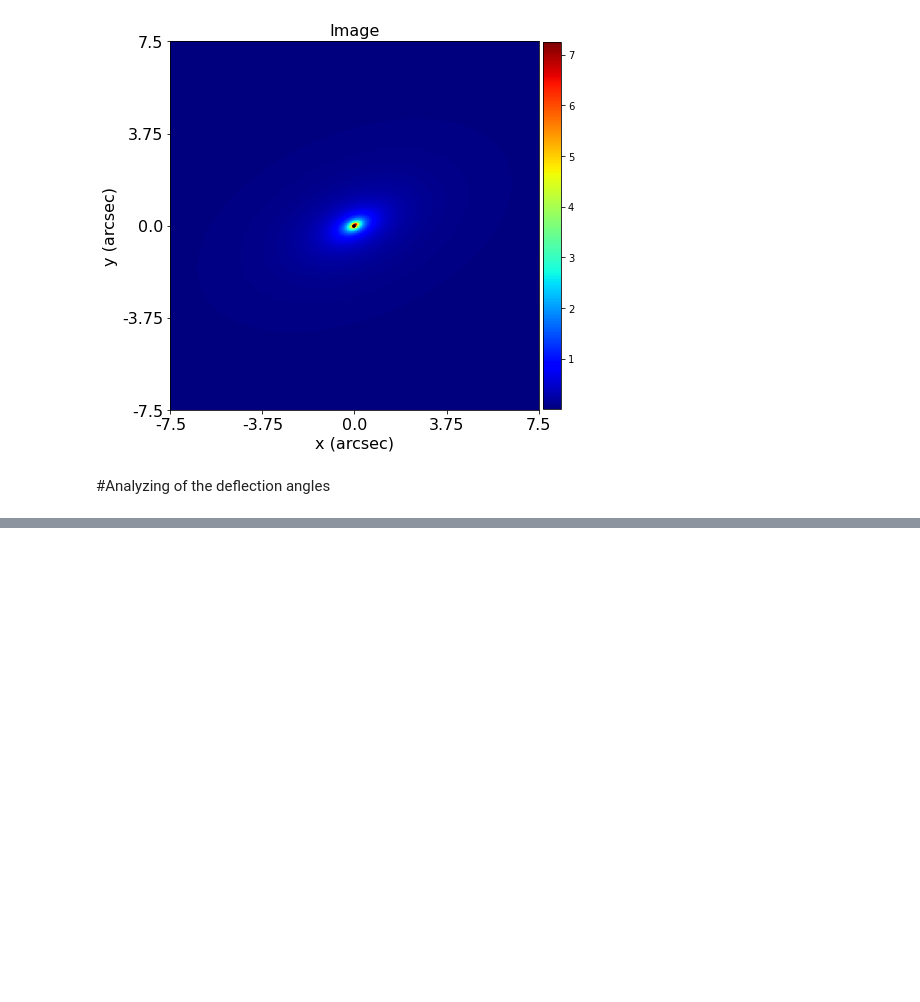
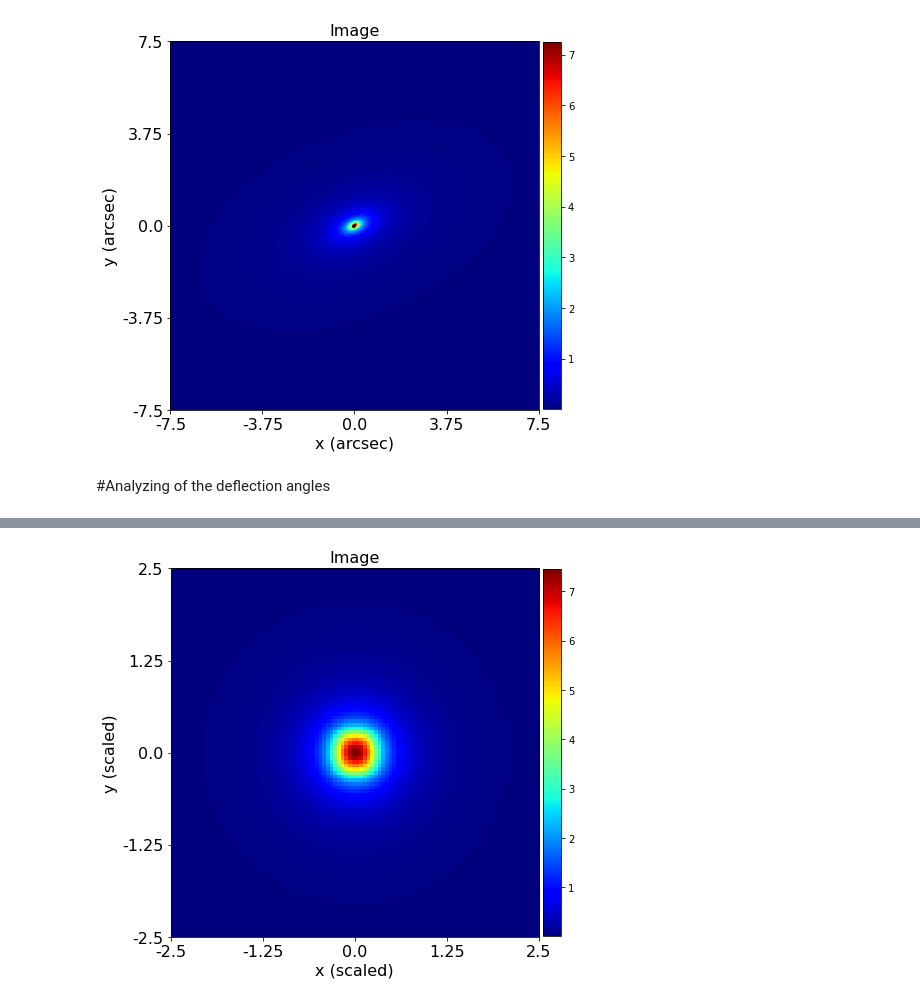
Before and after one commit to gagan3012/gsoc-deeplense-ml, a Jupyter notebook: Test_I_Simulating_Superfluid_Dark_Matter_(DM)_with_PyAutoLens.ipynb, the cells around one changed output, grey strips where cells are left out. Drawn from its saved outputs; the diff is of its cells as text; code cells hidden in the pictures; blank space fills up the shorter version.

```diff
--- a/Test_I_Simulating_Superfluid_Dark_Matter_(DM)_with_PyAutoLens.ipynb
+++ b/Test_I_Simulating_Superfluid_Dark_Matter_(DM)_with_PyAutoLens.ipynb
@@ -63,0 +203,12 @@ deflections = isothermal_mass_profile.deflections_from_grid(grid=grid)
+# %%
+
+simulator = al.SimulatorImaging(
+    exposure_time=500.0, psf=psf, background_sky_level=0.5, add_poisson_noise=False
+)
+
+imaging = simulator.from_tracer_and_grid(tracer=tracer, grid=image_plane_grid)
+# %%
+imaging_plotter = aplt.ImagingPlotter(imaging=imaging)
+imaging_plotter.figures(image=True)
+# %% [output]
+[figure, added]
```
Also changed, not shown: parts of 15 cells of this notebook.
